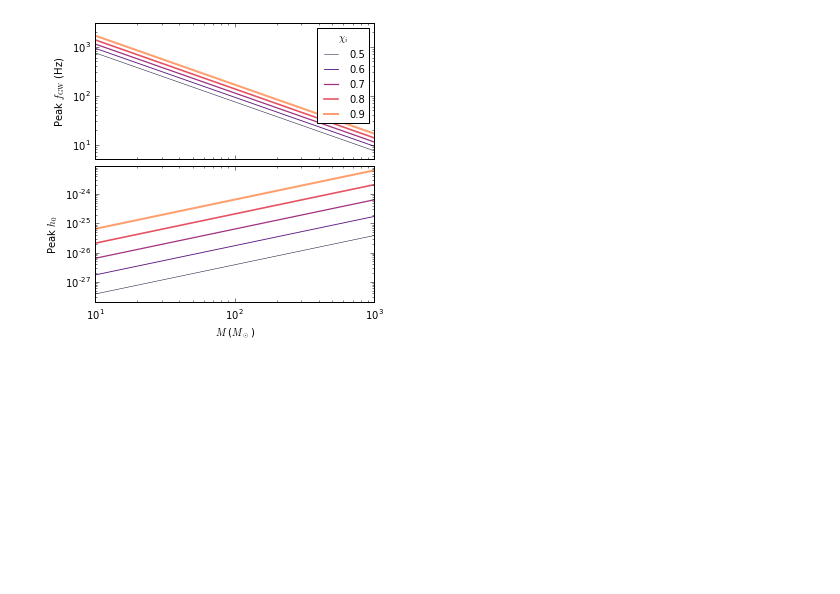
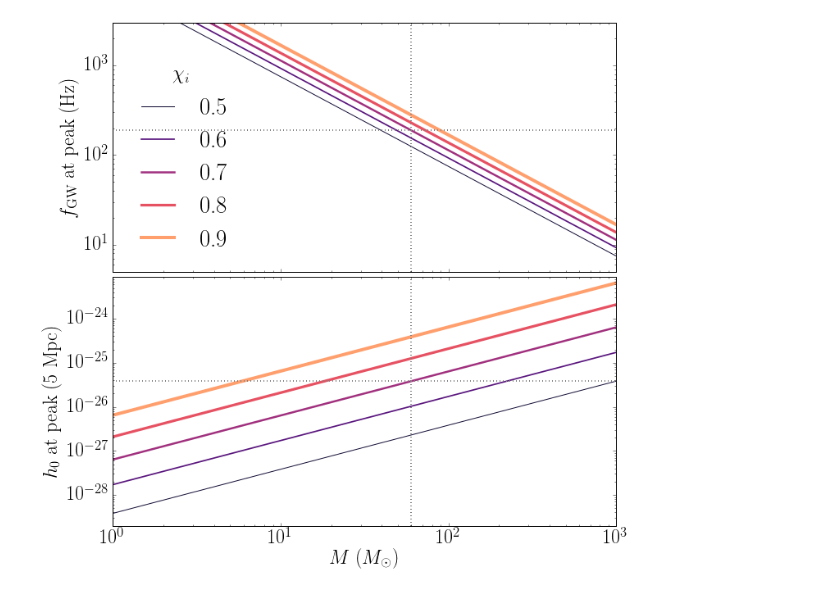
Before and after one commit to maxisi/gwaxion, a Jupyter notebook: examples/fgw_mbh_chi.ipynb, the cells around one changed output. Drawn from its saved outputs; the diff is of its cells as text; code cells hidden in the pictures; blank space fills up the shorter version.

```diff
--- a/examples/fgw_mbh_chi.ipynb
+++ b/examples/fgw_mbh_chi.ipynb
@@ -7,7 +19,7 @@ import pandas as pd
 # create an array of BH masses
 
 distance = 5E6 * physics.PC_SI
-mbhs = np.linspace(10, 1000, 10)
+mbhs = np.linspace(1, 1000, 10)
 chis = np.linspace(0.5, 0.9, 5)
 
 rows = []
@@ -36,11 +48,12 @@ print df.head()
 from matplotlib import cm
 
 cs = [cm.magma(x) for x in np.linspace(0.1, 0.8, len(chis))]
-lws = np.linspace(0.5, 2, len(chis))
+lws = np.linspace(1, 4, len(chis))
 # %%
 grouped = df.groupby('chi')
 
-fig, ax = plt.subplots()
+fig, ax = plt.subplots(1, figsize=(11,8))
+
 for chi, c, lw in zip(chis, cs, lws):
     df_chi = grouped.get_group(chi)
     ax.plot(df_chi['mbh'], df_chi['fgw_max'], label="%.1f" % chi, lw=lw, c=c)
@@ -59,5 +72,5 @@ plt.close()
 # %%
-fig, ax = plt.subplots()
+fig, ax = plt.subplots(1, figsize=(11,8))
 for chi, c, lw in zip(chis, cs, lws):
     df_chi = grouped.get_group(chi)
     ax.plot(df_chi['mbh'], df_chi['h0_max']/distance, label="%.1f" % chi, lw=lw, c=c)
@@ -75,27 +88,35 @@ plt.close()
 # %%
 # joint plot
 
-f, (ax1, ax2) = plt.subplots(2, sharex=True, figsize=(5,5))
+fig, (ax1, ax2) = plt.subplots(2, sharex=True, figsize=(11,11))
 
 for chi, c, lw in zip(chis, cs, lws):
     df_chi = grouped.get_group(chi)
+
     ax1.plot(df_chi['mbh'], df_chi['fgw_max'], label="%.1f" % chi, lw=lw, c=c)
     ax2.plot(df_chi['mbh'], df_chi['h0_max']/distance, label="%.1f" % chi, lw=lw, c=c)
 
-plt.subplots_adjust(wspace=0, hspace=0.05)
+plt.subplots_adjust(wspace=0, hspace=0.02)
 
 ax2.set_xlabel(r'$M$ ($M_\odot$)')
-ax2.set_ylabel(r'Peak $h_0$')
-ax1.set_ylabel(r'Peak $f_{\rm GW}$ (Hz)')
+ax2.set_ylabel(r'$h_0$ at peak (5 Mpc)')
+ax1.set_ylabel(r'$f_{\rm GW}$ at peak (Hz)')
 ax1.set_ylim(5, 3E3)
-ax2.set_ylim(2E-28, 9E-24)
+ax2.set_ylim(2E-29, 9E-24)
+
 for ax in [ax1, ax2]:
+    ax.axvline(60, lw=2, c='gray', ls=':')
     ax.set_xscale('log')
     ax.set_yscale('log')
 
-ax1.legend(loc='upper right', title=r"$\chi_i$", fontsize=10)
+ax1.axhline(188.93913803, lw=2, c='gray', ls=':')
+ax2.axhline(3.82699460604e-26, lw=2, c='gray', ls=':')
+
+ax1.legend(loc='lower left', title=r"$\chi_i$", frameon=False)
+
+fig.savefig("plot_peak_mbh_chi.pdf", bbox_inches='tight')
 
 plt.show(ax)
 plt.close()
 # %% [output]
-[figure, old version]
+[figure, new version]
```
Also changed, not shown: parts of 4 cells of this notebook, 4 other files.
